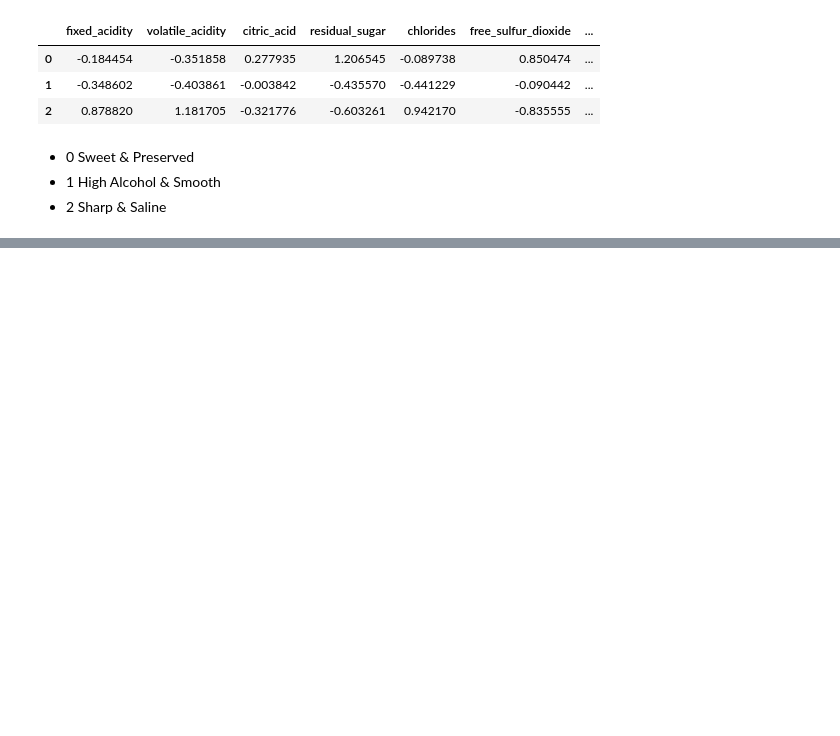
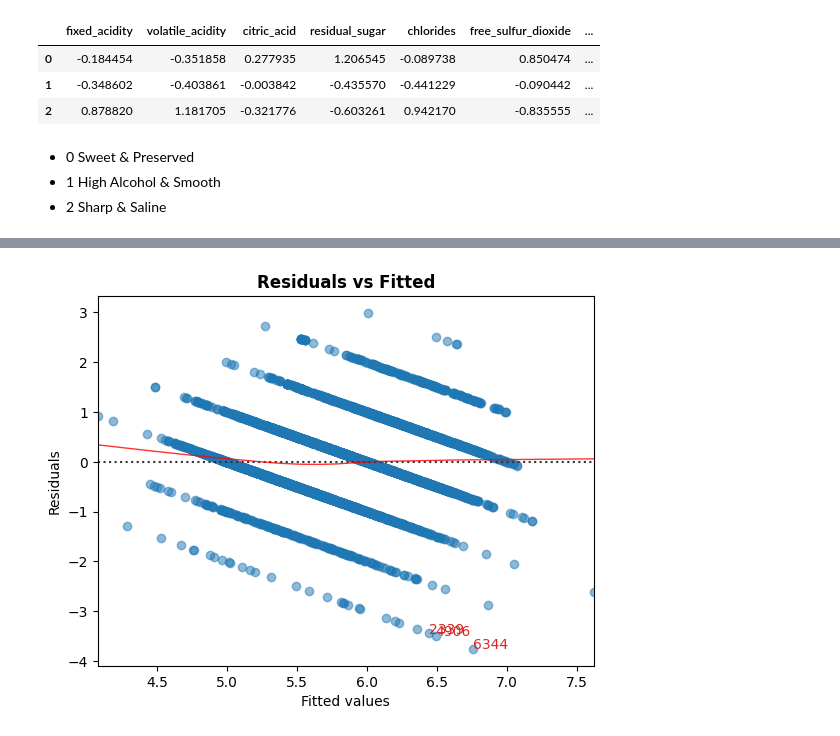
Before and after one commit to 2T1F/wine, a Jupyter notebook: explore.ipynb, the cells around one changed output, grey strips where cells are left out. Saved outputs shown, nothing was run; the diff lists cells and outputs as text; code cells hidden in the pictures; blank space fills up the shorter version.

```diff
--- a/explore.ipynb
+++ b/explore.ipynb
@@ -187,3 +189,12 @@ Cluster Means:
 - 0 Sweet & Preserved
 - 1 High Alcohol & Smooth
 - 2 Sharp & Saline
+# %%
+import statsmodels.api as sm
+import statsmodels
+import statsmodels.formula.api as smf
+import pandas as pd
+
+Xc = sm.add_constant(X_scaled)
+model = sm.OLS(y, Xc)
+results = model.fit()
@@ -189,0 +562,6 @@ Cluster Means:
+# %%
+cls = LinearRegDiagnostic(results)
+# %%
+cls.residual_plot()
+# %% [output]
+[figure, added]
```
Also changed, not shown: parts of 8 cells of this notebook, 1 other file.
